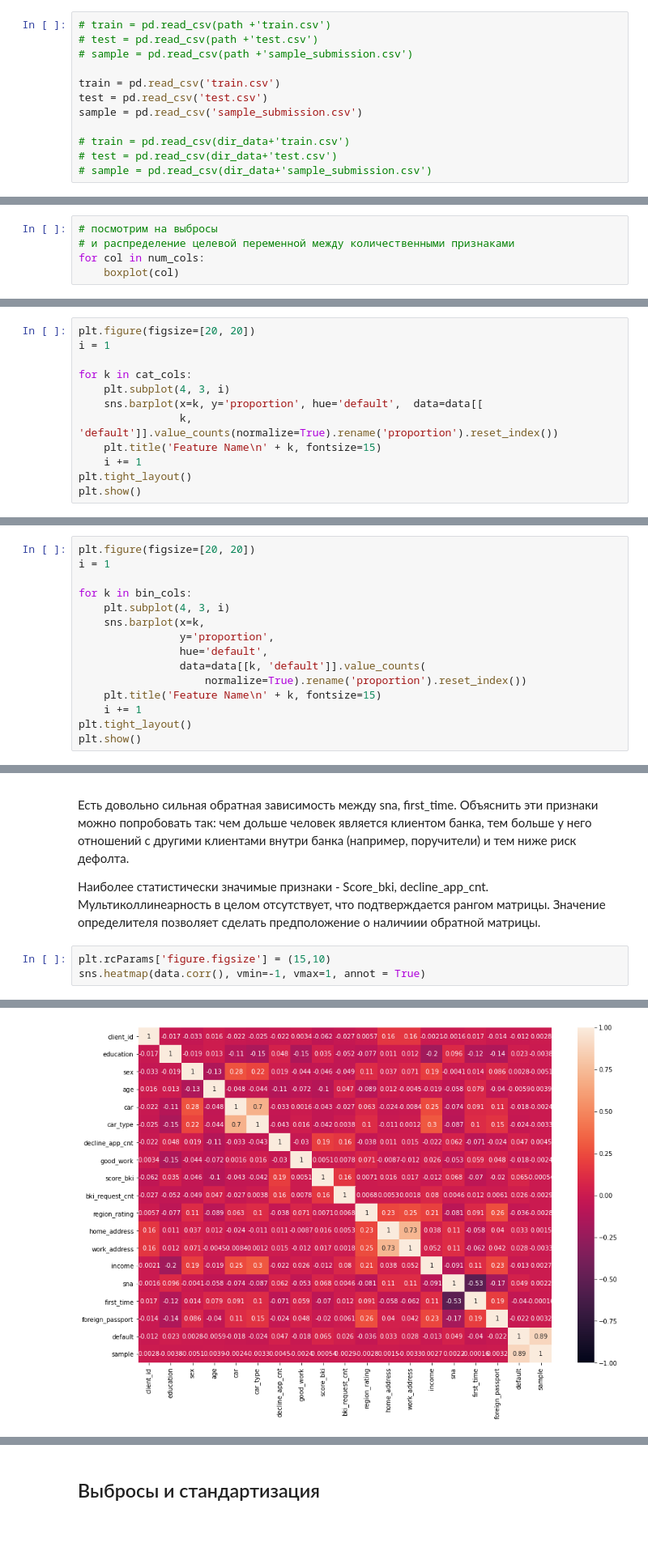
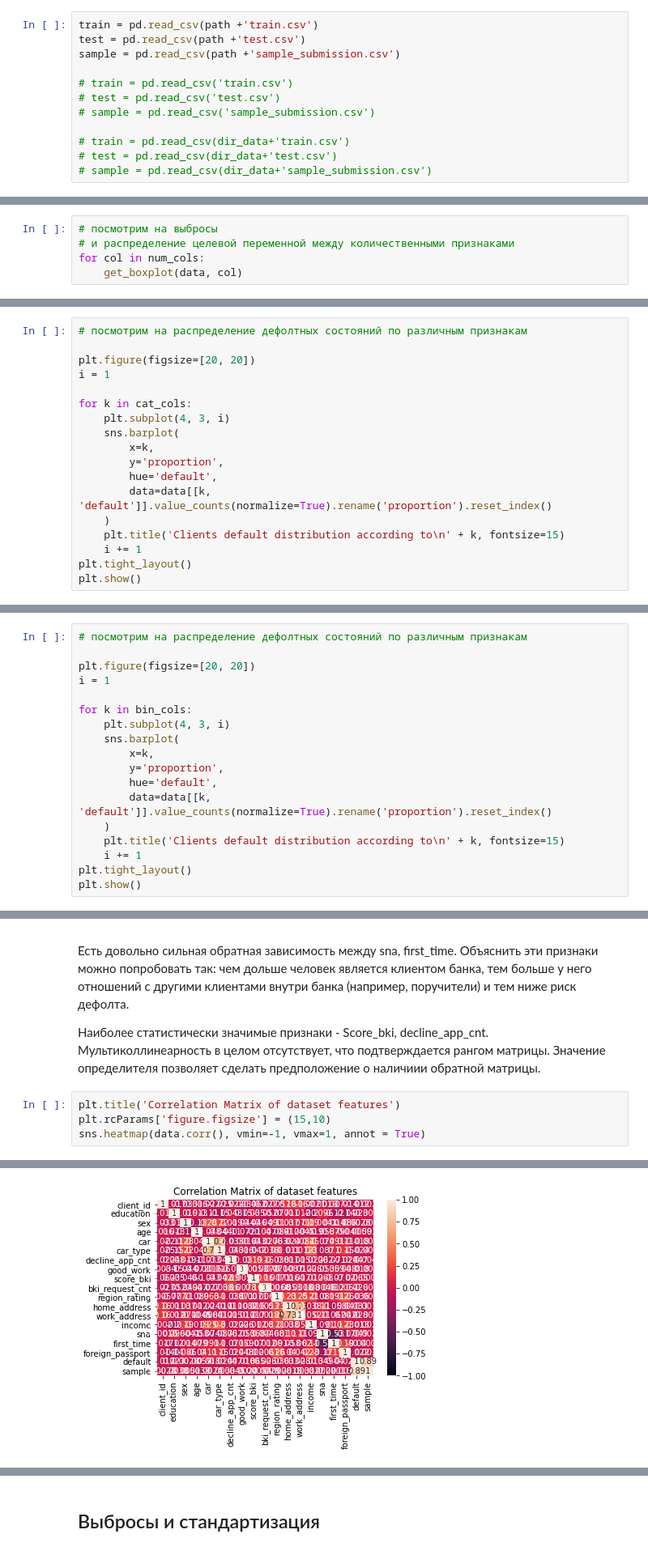
Before and after one commit to Segodnya/skillfactory-ds-studies, a Jupyter notebook: module_5/project-5-credit-scoring.ipynb, the cells around one changed output, grey strips where cells are left out. Shown at 81% size. Drawn from its saved outputs; the diff is of its cells as text; blank space fills up the shorter version.

```diff
--- a/module_5/project-5-credit-scoring.ipynb
+++ b/module_5/project-5-credit-scoring.ipynb
@@ -68,11 +142,11 @@ def age_to_cat(age):
 # %%
-# train = pd.read_csv(path +'train.csv')
-# test = pd.read_csv(path +'test.csv')
-# sample = pd.read_csv(path +'sample_submission.csv')
+train = pd.read_csv(path +'train.csv')
+test = pd.read_csv(path +'test.csv')
+sample = pd.read_csv(path +'sample_submission.csv')
 
-train = pd.read_csv('train.csv')
-test = pd.read_csv('test.csv')
-sample = pd.read_csv('sample_submission.csv')
+# train = pd.read_csv('train.csv')
+# test = pd.read_csv('test.csv')
+# sample = pd.read_csv('sample_submission.csv')
 
 # train = pd.read_csv(dir_data+'train.csv')
 # test = pd.read_csv(dir_data+'test.csv')
@@ -321,7 +421,7 @@ for i in num_cols:
 # посмотрим на выбросы
 # и распределение целевой переменной между количественными признаками
 for col in num_cols:
-    boxplot(col)
+    get_boxplot(data, col)
 # %% [output]
 [figure]
 [figure]
@@ -372,14 +492,20 @@ sns.boxplot(x="education", y="region_rating", data=data, showfliers=False)
 # %% [markdown]
 Люди с более высоким уровнем образования живут в регионах с более высоким рейтингом. И наоборот.
 # %%
+# посмотрим на распределение дефолтных состояний по различным признакам
+
 plt.figure(figsize=[20, 20])
 i = 1
 
 for k in cat_cols:
     plt.subplot(4, 3, i)
-    sns.barplot(x=k, y='proportion', hue='default',  data=data[[
-                k, 'default']].value_counts(normalize=True).rename('proportion').reset_index())
-    plt.title('Feature Name\n' + k, fontsize=15)
+    sns.barplot(
+        x=k,
+        y='proportion',
+        hue='default',
+        data=data[[k, 'default']].value_counts(normalize=True).rename('proportion').reset_index()
+    )
+    plt.title('Clients default distribution according to\n' + k, fontsize=15)
     i += 1
 plt.tight_layout()
 plt.show()
@@ -406,17 +534,20 @@ print(mappc)
 
 Заемщики с хорошей работой и заграничным паспортом возвращают долг чаще, чем противоположные группы.
 # %%
+# посмотрим на распределение дефолтных состояний по различным признакам
+
 plt.figure(figsize=[20, 20])
 i = 1
 
 for k in bin_cols:
     plt.subplot(4, 3, i)
-    sns.barplot(x=k,
-                y='proportion',
-                hue='default',
-                data=data[[k, 'default']].value_counts(
-                    normalize=True).rename('proportion').reset_index())
-    plt.title('Feature Name\n' + k, fontsize=15)
+    sns.barplot(
+        x=k,
+        y='proportion',
+        hue='default',
+        data=data[[k, 'default']].value_counts(normalize=True).rename('proportion').reset_index()
+    )
+    plt.title('Clients default distribution according to\n' + k, fontsize=15)
     i += 1
 plt.tight_layout()
 plt.show()
@@ -445,6 +576,7 @@ print(mapp)
 
 Наиболее статистически значимые признаки - Score_bki, decline_app_cnt. Мультиколлинеарность в целом отсутствует, что подтверждается рангом матрицы. Значение определителя позволяет сделать предположение о наличиии обратной матрицы.
 # %%
+plt.title('Correlation Matrix of dataset features')
 plt.rcParams['figure.figsize'] = (15,10)
 sns.heatmap(data.corr(), vmin=-1, vmax=1, annot = True)
 # %% [output]
@@ -452,2 +584,2 @@ sns.heatmap(data.corr(), vmin=-1, vmax=1, annot = True)
-[figure, old version]
+[figure, new version]
 # %%
```
Also changed, not shown: parts of 95 cells of this notebook, 2 other files.
